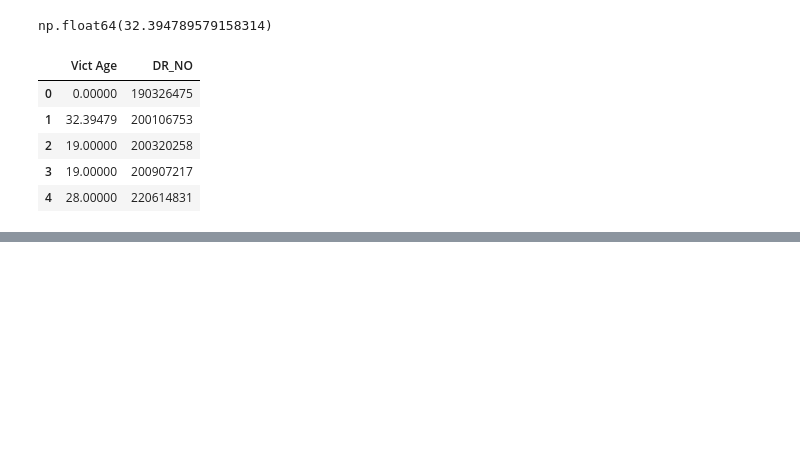
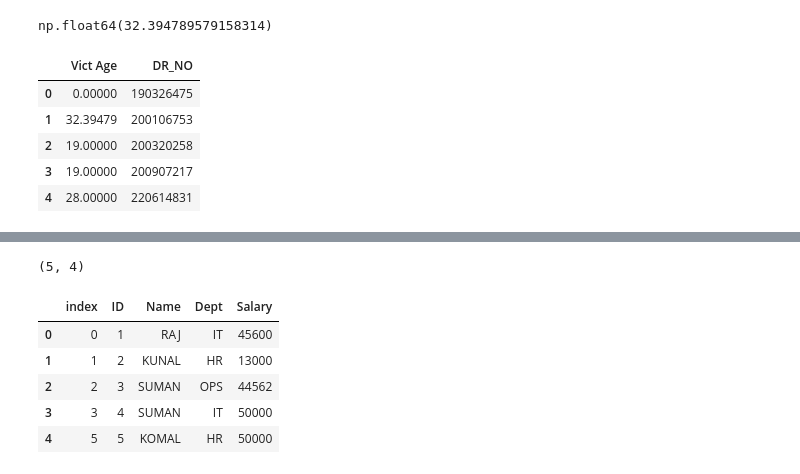
Before and after one commit to kadamshruti1809-droid/python, a Jupyter notebook: Practice.ipynb, the cells around one changed output, grey strips where cells are left out. Cells and saved outputs as stored; diff of their text form; code cells hidden in the pictures; blank space fills up the shorter version.

Commit message:
Duplicates and its removal in the Dataset , replace null values  , dropna

```diff
--- a/Practice.ipynb
+++ b/Practice.ipynb
@@ -3609,0 +3618,3 @@ df_crime[["Vict Age","DR_NO"]].head()
+# %%
+dup = pd.read_csv(r"C:\Users\Asus\OneDrive\Documents\pract.csv")
+dup
@@ -3609,0 +3648,2 @@ df_crime[["Vict Age","DR_NO"]].head()
+# %%
+dup.drop_duplicates(keep = "last" ,inplace=True) # we will get the permanently change the dataset
@@ -3609,0 +3659,14 @@ df_crime[["Vict Age","DR_NO"]].head()
+# %%
+dup.shape
+# %% [output]
+(5, 4)
+# %%
+# we can reset the index after cleaning the dataset .. the old data will be replace
+dup.reset_index()
+# %% [output]
+|  | index | ID | Name | Dept | Salary |
+| 0 | 0 | 1 | RAJ | IT | 45600 |
+| 1 | 1 | 2 | KUNAL | HR | 13000 |
+| 2 | 2 | 3 | SUMAN | OPS | 44562 |
+| 3 | 3 | 4 | SUMAN | IT | 50000 |
+| 4 | 5 | 5 | KOMAL | HR | 50000 |
```
Also changed, not shown: parts of 29 cells of this notebook, 1 other file.
